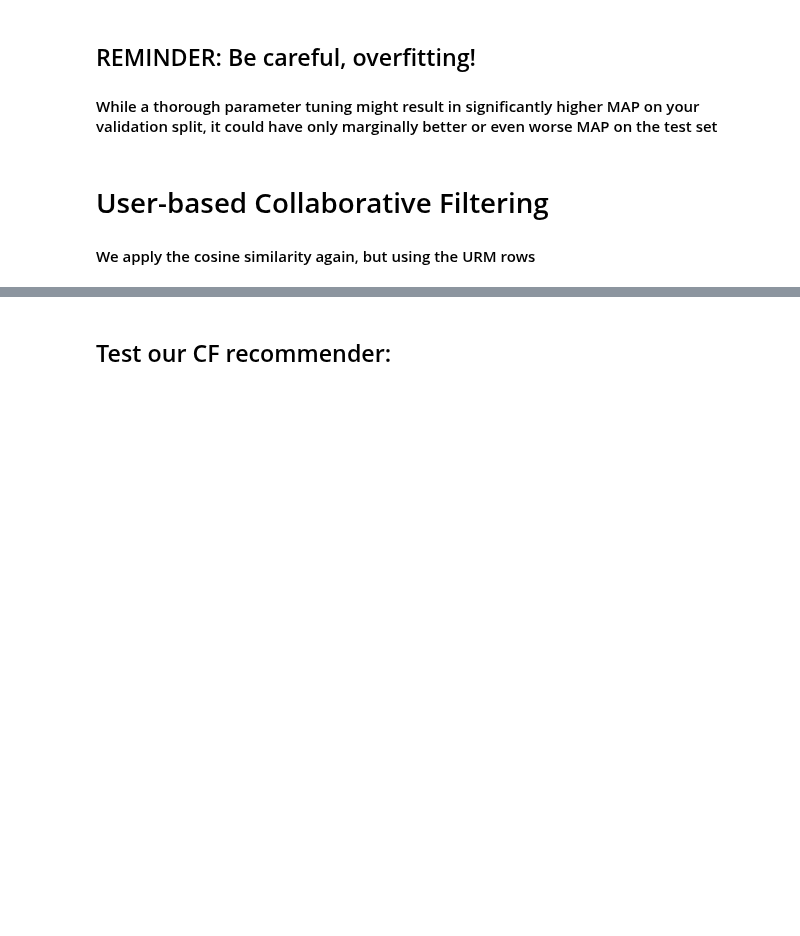
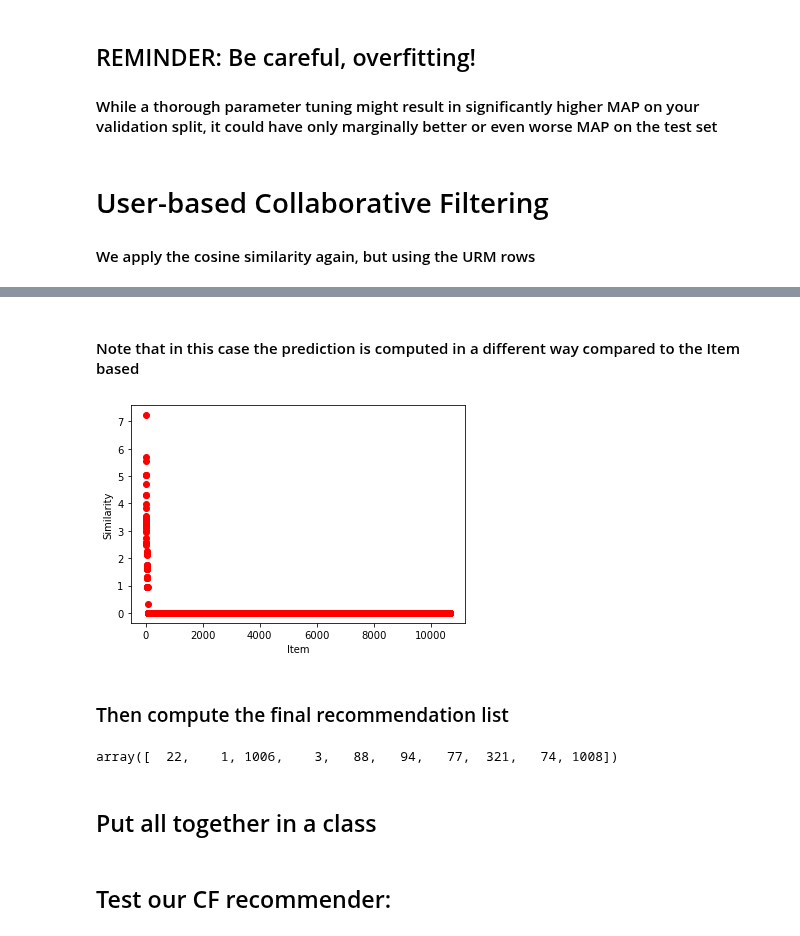
Before and after one commit to MaurizioFD/RecSys_Course_AT_PoliMi, a Jupyter notebook: Practice 04 - Collaborative Filtering.ipynb, the cells around one changed output, grey strips where cells are left out. Saved outputs shown, nothing was run; the diff lists cells and outputs as text; code cells hidden in the pictures; blank space fills up the shorter version.

```diff
--- a/Practice 04 - Collaborative Filtering.ipynb
+++ b/Practice 04 - Collaborative Filtering.ipynb
@@ -273,0 +299,8 @@ pyplot.show()
+# %%
+from Recommenders.Similarity.Compute_Similarity_Python import Compute_Similarity_Python
+
+similarity_object = Compute_Similarity_Python(URM_train.T, shrink=100,
+                                              topK=50, normalize=True,
+                                              similarity = "cosine")
+
+W_sparse = similarity_object.compute_similarity()
@@ -274,3 +309,26 @@ pyplot.show()
+# %% [markdown]
+#### Note that in this case the prediction is computed in a different way compared to the Item based
+# %%
+user_id = 80
+
+scores = W_sparse[user_id,:].dot(URM_train).toarray().ravel()
+
+ranking = scores.argsort()[::-1]
+# %%
+pyplot.plot(scores[ranking], 'ro')
+pyplot.ylabel('Similarity')
+pyplot.xlabel('Item')
+pyplot.show()
+# %% [output]
+[figure, added]
+# %% [markdown]
+### Then compute the final recommendation list
+# %%
+ranking[0:10]
+# %% [output]
+array([  22,    1, 1006,    3,   88,   94,   77,  321,   74, 1008])
+# %% [markdown]
+## Put all together in a class
 # %%
 class UserKNNCFRecommender(object):
 
```
Also changed, not shown: parts of 12 cells of this notebook.
